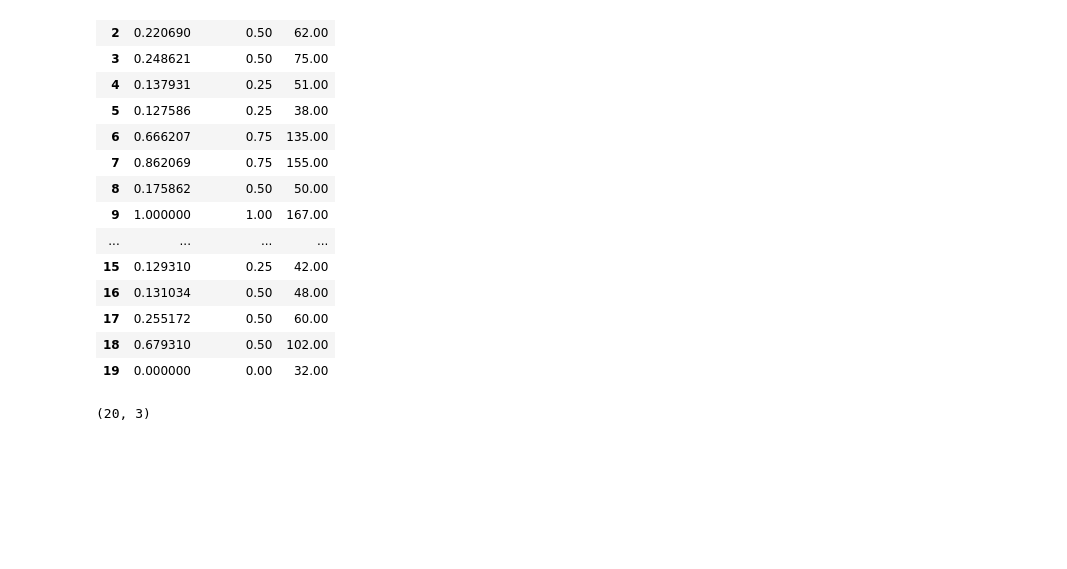
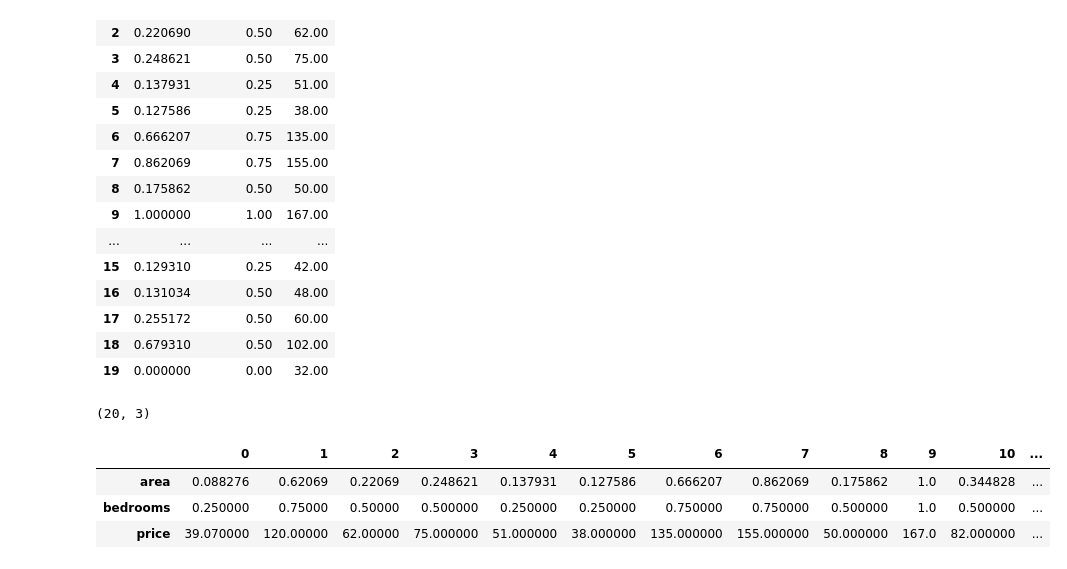
Before and after one commit to ADITYAGUPTAx/Deep-Learning, a Jupyter notebook: Deep learning.ipynb, the cells around one changed output. Saved outputs shown, nothing was run; the diff lists cells and outputs as text; code cells hidden in the pictures; blank space fills up the shorter version.

```diff
--- a/Deep learning.ipynb
+++ b/Deep learning.ipynb
@@ -498,4 +487,11 @@ df
 df.shape[1]
 # %% [output]
 (20, 3)
+# %%
+df.T
+# %% [output]
+|  | 0 | 1 | 2 | 3 | 4 | 5 | 6 | 7 | 8 | 9 | 10 | ... |
+| area | 0.088276 | 0.62069 | 0.22069 | 0.248621 | 0.137931 | 0.127586 | 0.666207 | 0.862069 | 0.175862 | 1.0 | 0.344828 | ... |
+| bedrooms | 0.250000 | 0.75000 | 0.50000 | 0.500000 | 0.250000 | 0.250000 | 0.750000 | 0.750000 | 0.500000 | 1.0 | 0.500000 | ... |
+| price | 39.070000 | 120.00000 | 62.00000 | 75.000000 | 51.000000 | 38.000000 | 135.000000 | 155.000000 | 50.000000 | 167.0 | 82.000000 | ... |
 # %%
```
Also changed, not shown: parts of 12 cells of this notebook, 1 other file.
